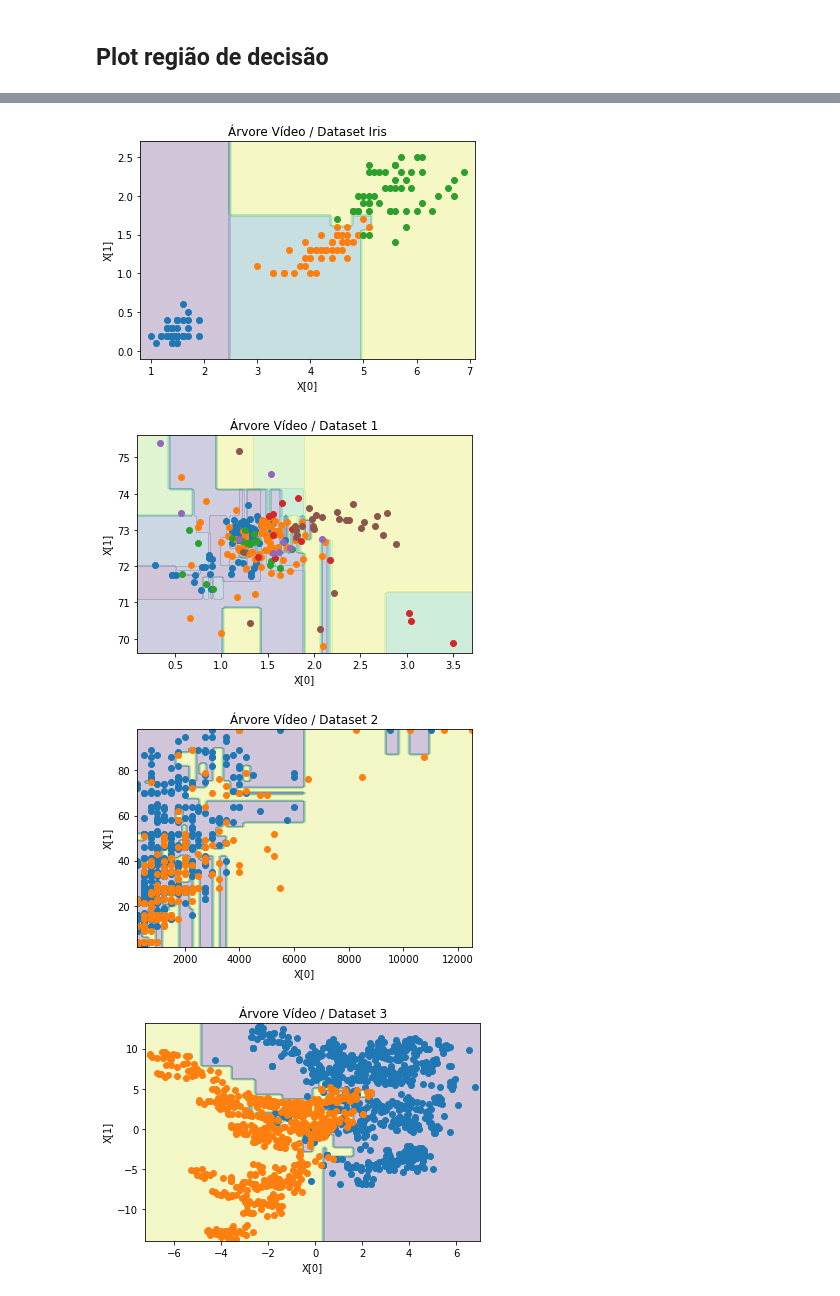
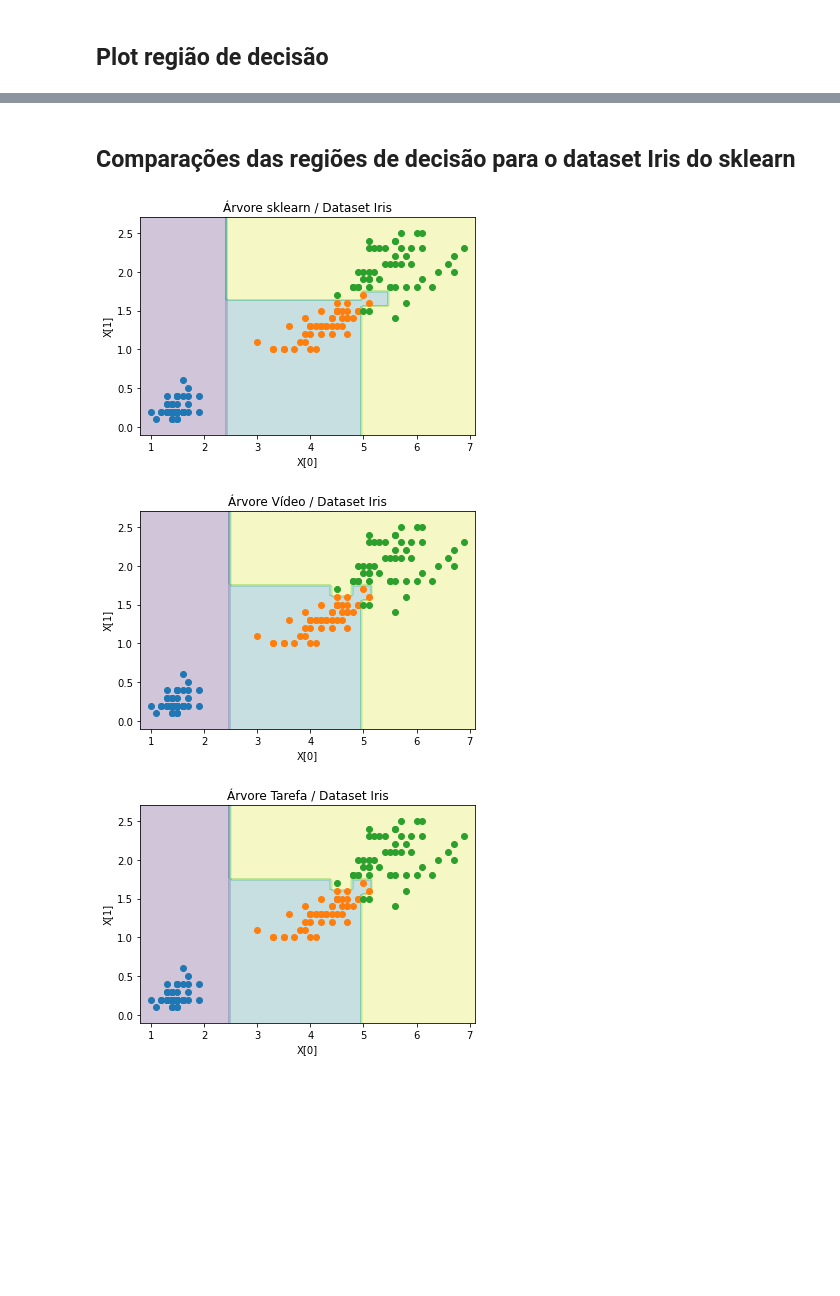
Before and after one commit to lbfiorino/repa-arvore-de-decisao, a Jupyter notebook: tarefa.ipynb, the cells around one changed output, grey strips where cells are left out. Drawn from its saved outputs; the diff is of its cells as text; code cells hidden in the pictures; blank space fills up the shorter version.

Commit message:
tarefa

```diff
--- a/tarefa.ipynb
+++ b/tarefa.ipynb
@@ -266,10 +224,12 @@ Mean Test Score: 0.9533333333333334
-# %%
-plotDecisao(ArvoreVideo(), Xi, yi, "Árvore Vídeo", "Dataset Iris")
-plotDecisao(ArvoreVideo(), X1, y1, "Árvore Vídeo", "Dataset 1")
-plotDecisao(ArvoreVideo(), X2, y2, "Árvore Vídeo", "Dataset 2")
-plotDecisao(ArvoreVideo(), X3, y3, "Árvore Vídeo", "Dataset 3")
-# %% [output]
-[figure, removed]
-[figure, removed]
-[figure, removed]
-[figure, removed]
+# %% [markdown]
+## Comparações das regiões de decisão para o dataset Iris do sklearn
+# %%
+from sklearn.tree import DecisionTreeClassifier
+
+plotDecisao(DecisionTreeClassifier(), Xi, yi, "Árvore sklearn", "Dataset Iris")
+plotDecisao(ArvoreVideo(), Xi, yi, "Árvore Vídeo", "Dataset Iris")
+plotDecisao(ArvoreTarefa(), Xi, yi, "Árvore Tarefa", "Dataset Iris")
+# %% [output]
+[figure, added]
+[figure, added]
+[figure, added]
```
Also changed, not shown: parts of 11 cells of this notebook, 1 other file.
